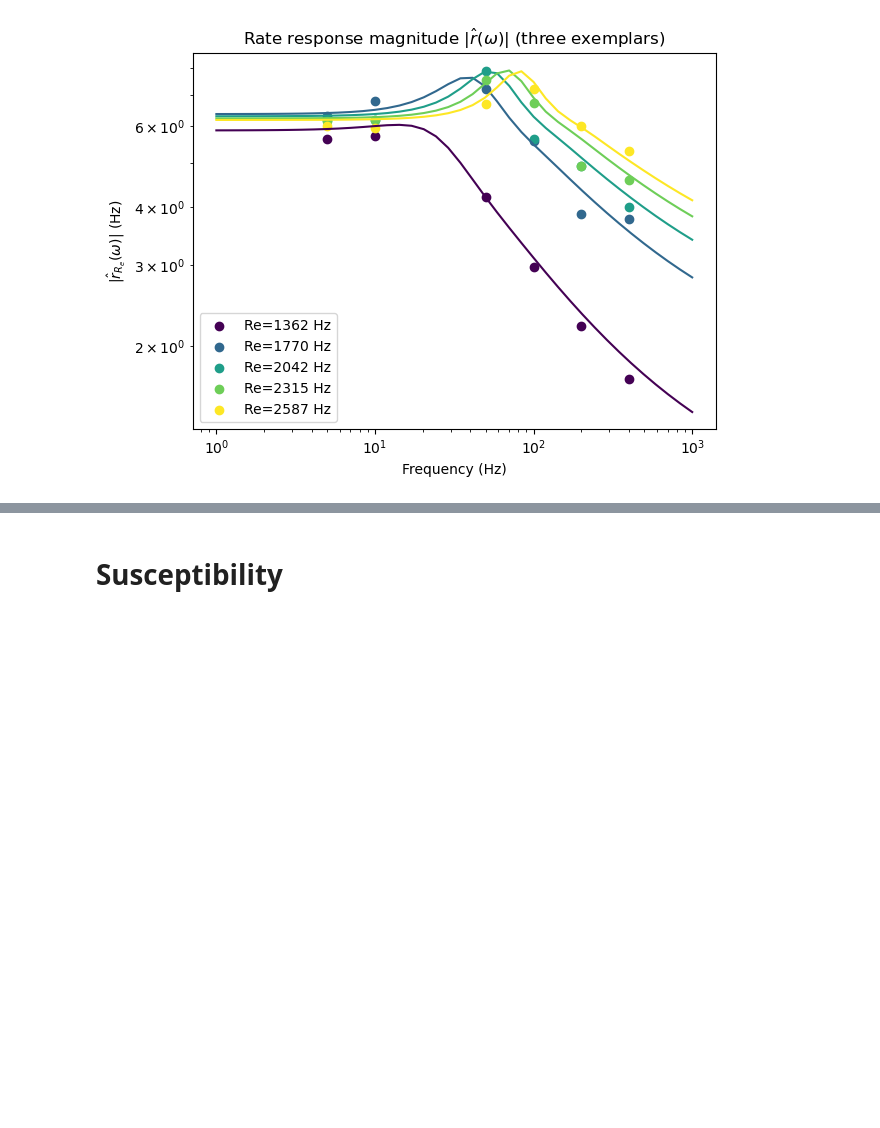
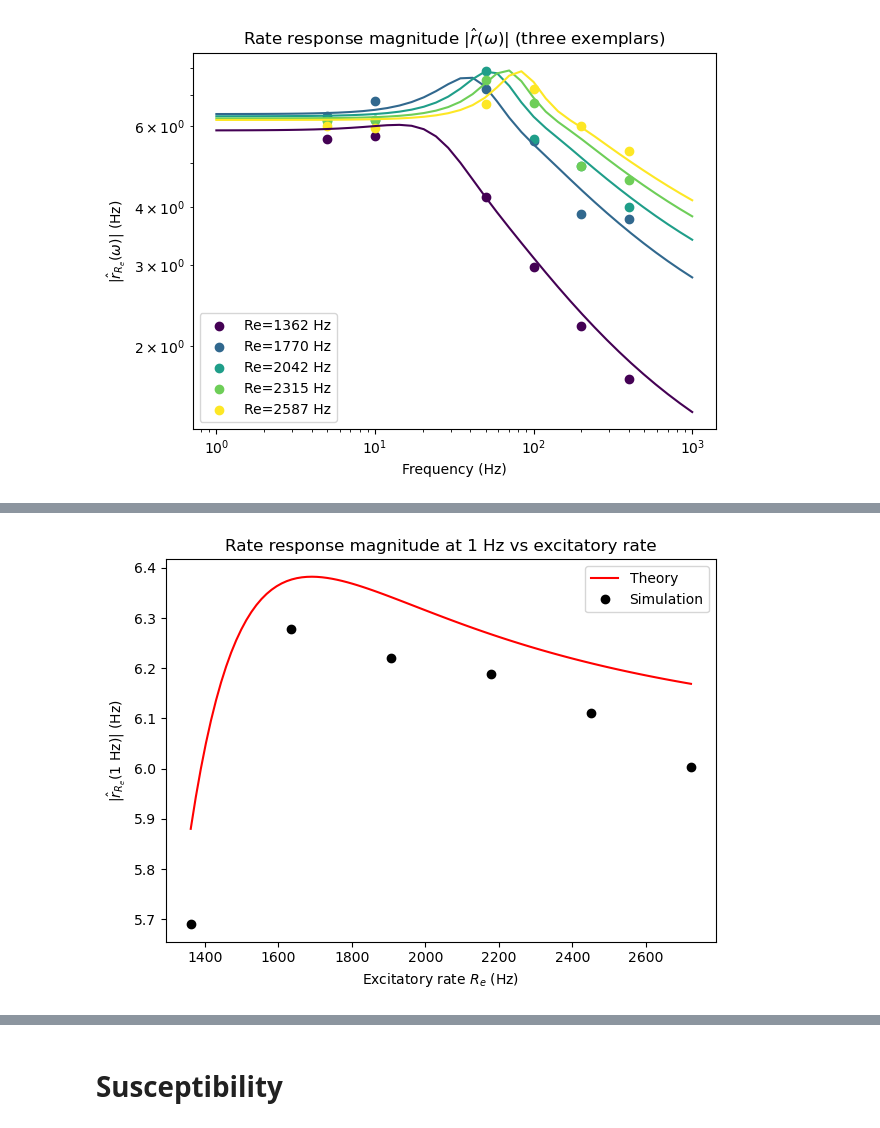
Before and after one commit to yuesha-yc/Conductance-Neurons, a Jupyter notebook: python_analysis/2025_11_12/linear_response.ipynb, the cells around one changed output, grey strips where cells are left out. Saved outputs shown, nothing was run; the diff lists cells and outputs as text; code cells hidden in the pictures; blank space fills up the shorter version.

Commit message:
linear response

```diff
--- a/python_analysis/2025_11_12/linear_response.ipynb
+++ b/python_analysis/2025_11_12/linear_response.ipynb
@@ -1959,0 +2187,35 @@ plt.savefig('magnitude_1Hz_vs_Re_clean.png', dpi=300)
+# %%
+s_scan = np.linspace(0.05, 1.2, 40)
+r_scan = np.array([r0_hz_for_s(s) for s in s_scan])
+target = 10.0
+s_star = float(s_scan[np.argmin(np.abs(r_scan - target))])
+
+# Ten s points around the anchor
+s_vals = np.linspace(1.0*s_star, 2.0*s_star, 10)
+
+# Three exemplar s values (clip to [min(s_vals), max(s_vals)])
+s_exemplars = np.array([1.0*s_star, 1.2*s_star, 1.4*s_star, 1.6*s_star, 1.8*s_star, 2.0*s_star])
+s_exemplars = np.clip(s_exemplars, s_vals.min(), s_vals.max())
+
+# plot the omega=1 Hz response versus Re
+omega_1Hz = 1.0
+responses_1Hz = []
+simulation_1Hz = []
+Re_values = s_exemplars * Re_base
+Re_theory_space = np.linspace(Re_values.min(), Re_values.max(), 100)
+
+# theory
+for s in np.linspace(s_exemplars.min(), s_exemplars.max(), 100):
+    Re = s*Re_base; Ri = s*Ri_base
+    ops, r0, P0, J0, p0, j0 = solve_steady(Re, Ri)
+    f_Re = build_f_Re(P0)
+    rhat = rhat_Re(ops, f_Re, Re1, 2*np.pi*omega_1Hz/1000.0)
+    responses_1Hz.append(np.abs(rhat) * 1000.0)
+# %%
+# sim
+for s in s_exemplars:
+    Re = s*Re_base; Ri = s*Ri_base
+    amp_hz, _ = simulate_rate_response_modulated(Re, Ri, omega_1Hz, Re1_local=Re1,
+                                                 dt=0.1, N=1000, min_T_ms=2000.0, min_cycles=36,
+                                                 warm_frac=0.2)
+    simulation_1Hz.append(amp_hz)
@@ -1959,0 +2235,12 @@ plt.savefig('magnitude_1Hz_vs_Re_clean.png', dpi=300)
+# %%
+plt.figure()
+plt.plot(Re_theory_space * 1000, responses_1Hz, color='red', label='Theory')
+plt.plot(Re_values * 1000, simulation_1Hz, 'o', color='black', label='Simulation')
+plt.xlabel('Excitatory rate $R_e$ (Hz)')
+plt.ylabel(r'$|\hat r_{R_e}(1\ \mathrm{Hz})|$ (Hz)')
+plt.legend()
+plt.title('Rate response magnitude at 1 Hz vs excitatory rate')
+plt.tight_layout()
+plt.savefig('magnitude_1Hz_vs_Re_clean.png', dpi=300)
+# %% [output]
+[figure, added]
```
Also changed, not shown: parts of 5 cells of this notebook, 2 other files.
